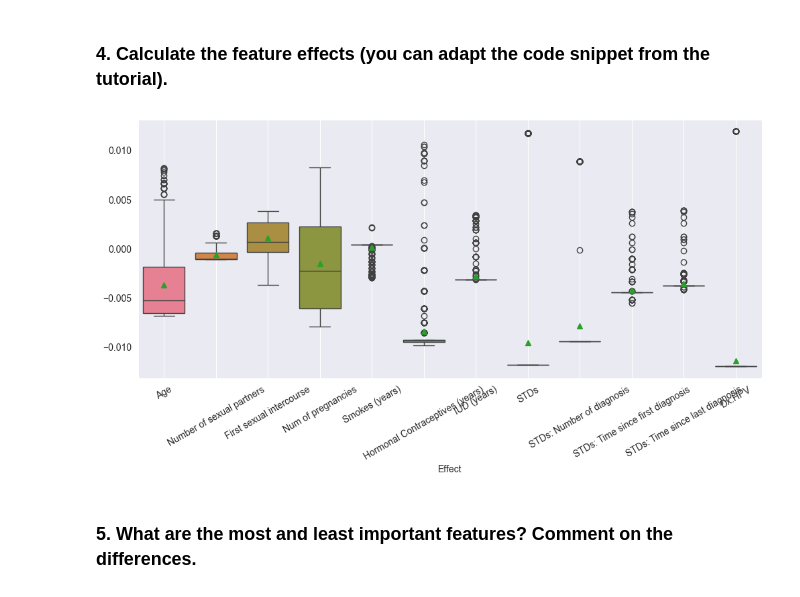
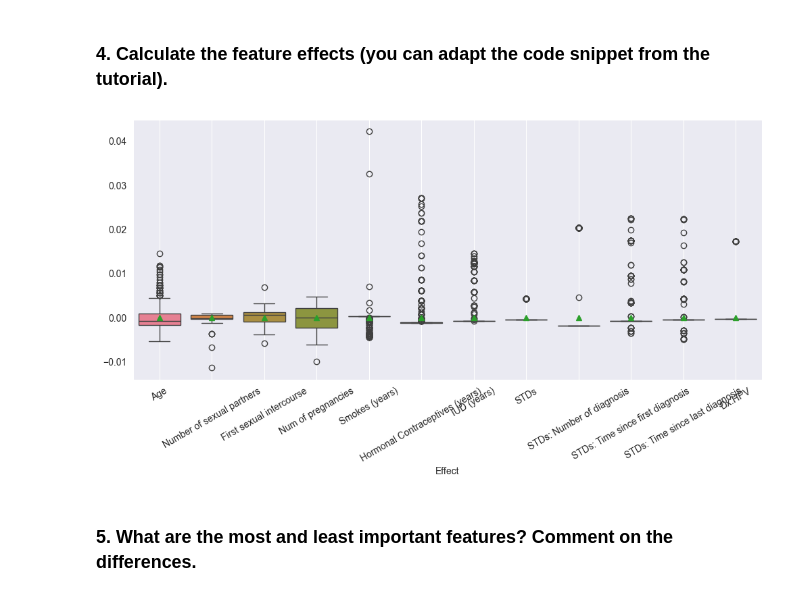
Before and after one commit to nirgoren/biology-hw1, a Jupyter notebook: Homework 1 Interpretable ML.ipynb, the cells around one changed output. Cells and saved outputs as stored; diff of their text form; code cells hidden in the pictures.

```diff
--- a/Homework 1 Interpretable ML.ipynb
+++ b/Homework 1 Interpretable ML.ipynb
@@ -380,9 +389,9 @@ def plot_feature_effects(feature_effects):
     plt.xticks(rotation=30)
     plt.xlabel('Effect')
     plt.grid()
-# %%
-plot_feature_effects(gam_features_effects)
-# %% [output]
-[figure, removed]
+# %%
+plot_feature_effects(calculate_feature_effects(gam_model))
+# %% [output]
+[figure, added]
 # %% [markdown]
 ### 5.	What are the most and least important features? Comment on the differences.
```
Also changed, not shown: parts of 22 cells of this notebook.
